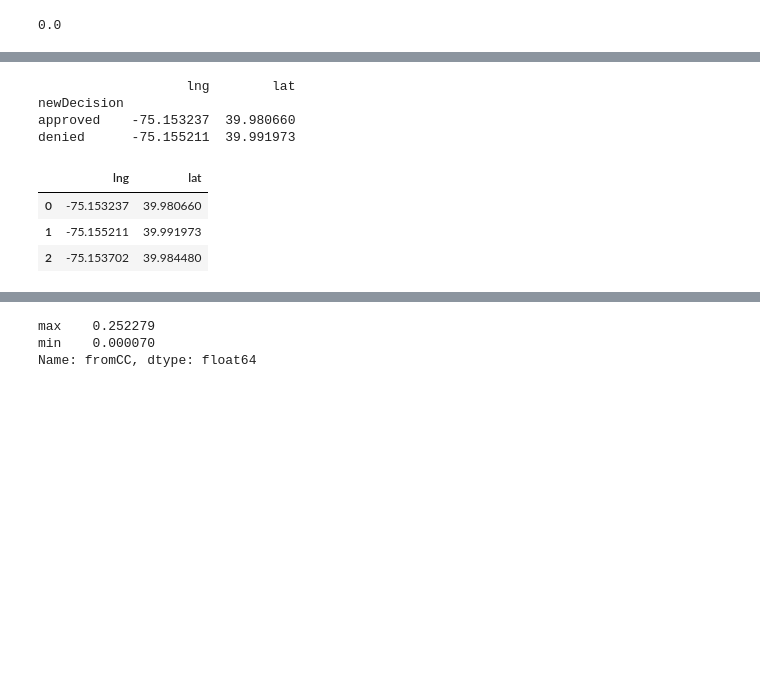
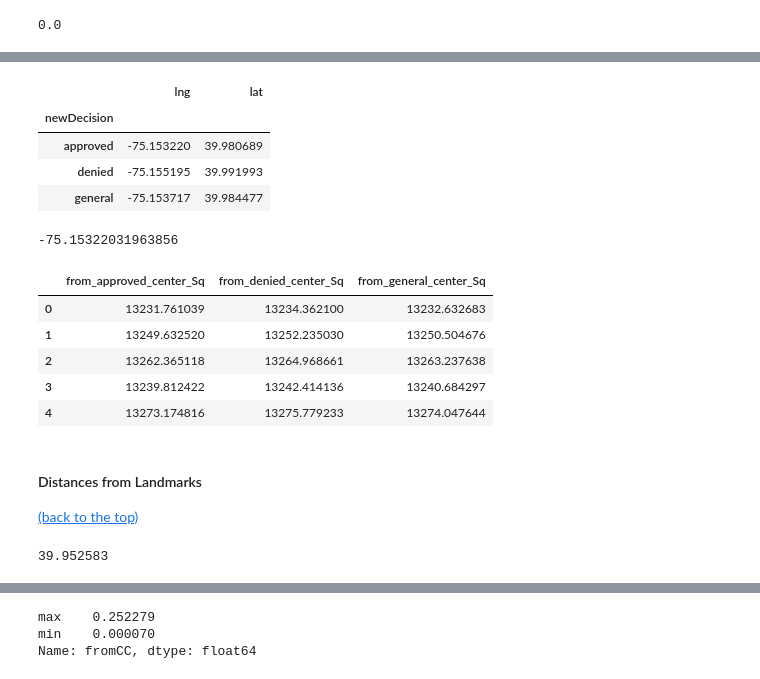
Before and after one commit to adreyzin/Philly_L_and_I_Appeals, a Jupyter notebook: City of Philadelphia Licenses and Inspections Appeals.ipynb, the cells around one changed output, grey strips where cells are left out. Cells and saved outputs as stored; diff of their text form; code cells hidden in the pictures; blank space fills up the shorter version.

```diff
--- a/City of Philadelphia Licenses and Inspections Appeals.ipynb
+++ b/City of Philadelphia Licenses and Inspections Appeals.ipynb
@@ -663,16 +691,10 @@ ccLng = -75.165222
 # %%
-#Calclulate centroid for approved and denied appeals
 centers = df[df['newDecision'].isin(['approved','denied'])].groupby(['newDecision'])['lng','lat'].mean()
-centers.iloc[0,0]
-print(centers)
-centers = centers.append(df[['lng','lat']].mean(), ignore_index=True)
+centers.loc['general'] = df[['lng','lat']].mean()
 centers
 # %% [output]
-                   lng        lat
-newDecision
-approved    -75.153237  39.980660
-denied      -75.155211  39.991973
 |  | lng | lat |
-| 0 | -75.153237 | 39.980660 |
-| 1 | -75.155211 | 39.991973 |
-| 2 | -75.153702 | 39.984480 |
+| newDecision |  |  |
+| approved | -75.153220 | 39.980689 |
+| denied | -75.155195 | 39.991993 |
+| general | -75.153717 | 39.984477 |
@@ -682,0 +701,4 @@ df['fromCenter'] = ((df['lng'] - centers.iloc[2][0])**2 + (df['lng'] - centers.i
+# %%
+centers.loc['approved','lng']
+# %% [output]
+-75.15322031963856
@@ -682,0 +714,12 @@ df['fromCenter'] = ((df['lng'] - centers.iloc[2][0])**2 + (df['lng'] - centers.i
+# %%
+df[['from_approved_center_Sq','from_denied_center_Sq','from_general_center_Sq']].head()
+# %% [output]
+|  | from_approved_center_Sq | from_denied_center_Sq | from_general_center_Sq |
+| 0 | 13231.761039 | 13234.362100 | 13232.632683 |
+| 1 | 13249.632520 | 13252.235030 | 13250.504676 |
+| 2 | 13262.365118 | 13264.968661 | 13263.237638 |
+| 3 | 13239.812422 | 13242.414136 | 13240.684297 |
+| 4 | 13273.174816 | 13275.779233 | 13274.047644 |
+# %% [markdown]
+#### Distances from Landmarks
+[(back to the top)](#top)
@@ -683 +748,6 @@ df['fromCenter'] = ((df['lng'] - centers.iloc[2][0])**2 + (df['lng'] - centers.i
+# %%
+(lat,lng) = landmarks['CC']
+lat
+# %% [output]
+39.952583
 # %%
```
Also changed, not shown: parts of 112 cells of this notebook, 2 other files.
